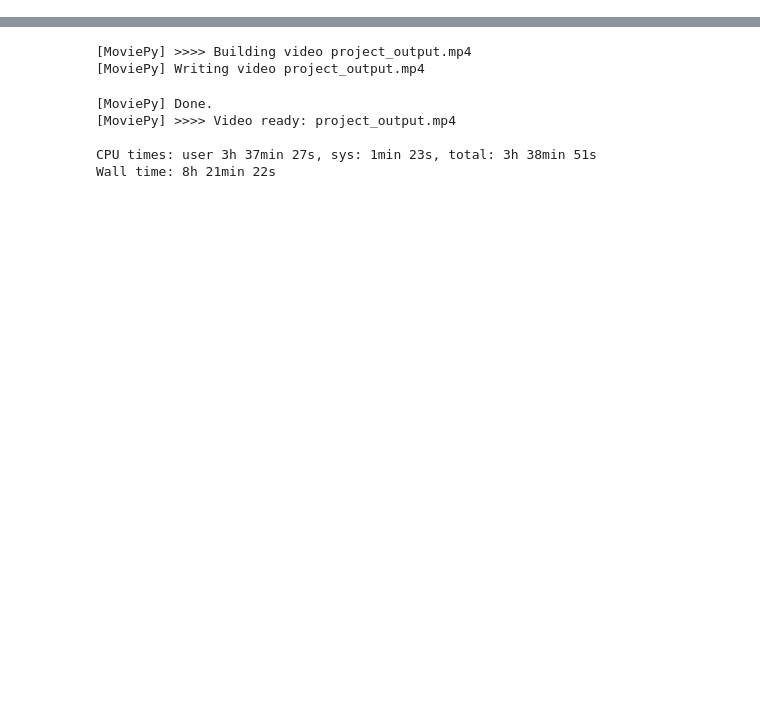
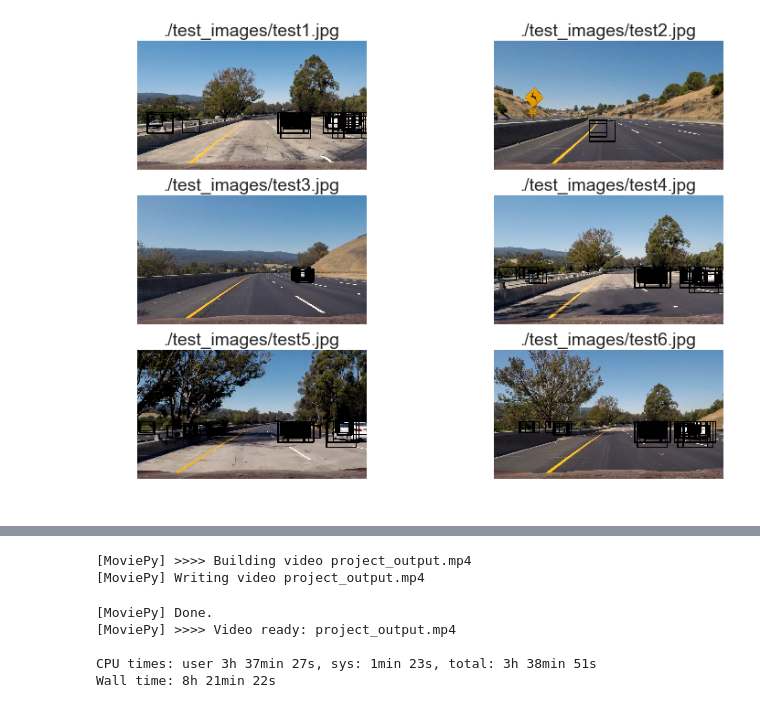
Before and after one commit to shiba24/udacity-sdnd, a Jupyter notebook: CarND-Vehicle-Detection-master/script.ipynb, the cells around one changed output, grey strips where cells are left out. Saved outputs shown, nothing was run; the diff lists cells and outputs as text; code cells hidden in the pictures; blank space fills up the shorter version.

```diff
--- a/CarND-Vehicle-Detection-master/script.ipynb
+++ b/CarND-Vehicle-Detection-master/script.ipynb
@@ -430,0 +400,23 @@ plt.title('Sliding windows')
+# %%
+
+test_files = glob.glob('./test_images/*.jpg')
+plt.figure()
+for index, test_file in enumerate(test_files):
+    image = mpimg.imread(test_file)
+    image = image.astype(np.float32) / 255.
+    draw_image = np.copy(image)
+    hot_windows = search_windows(image, windows, svc, X_scaler, color_space=color_space,
+                            spatial_size=spatial_size, hist_bins=hist_bins,
+                            orient=orient, pix_per_cell=pix_per_cell,
+                            cell_per_block=cell_per_block,
+                            hog_channel=hog_channel, spatial_feat=spatial_feat,
+                            hist_feat=hist_feat, hog_feat=hog_feat)
+
+    window_img = draw_boxes(draw_image, hot_windows, color=(0, 0, 255), thick=6)
+    plt.subplot(3, 2, index + 1)
+    plt.imshow(window_img)
+    plt.axis('off')
+    plt.title(test_file)
+plt.savefig('./output_images/test_search.png')
+# %% [output]
+[figure, added]
```
Also changed, not shown: parts of 9 cells of this notebook, 7 other files.
